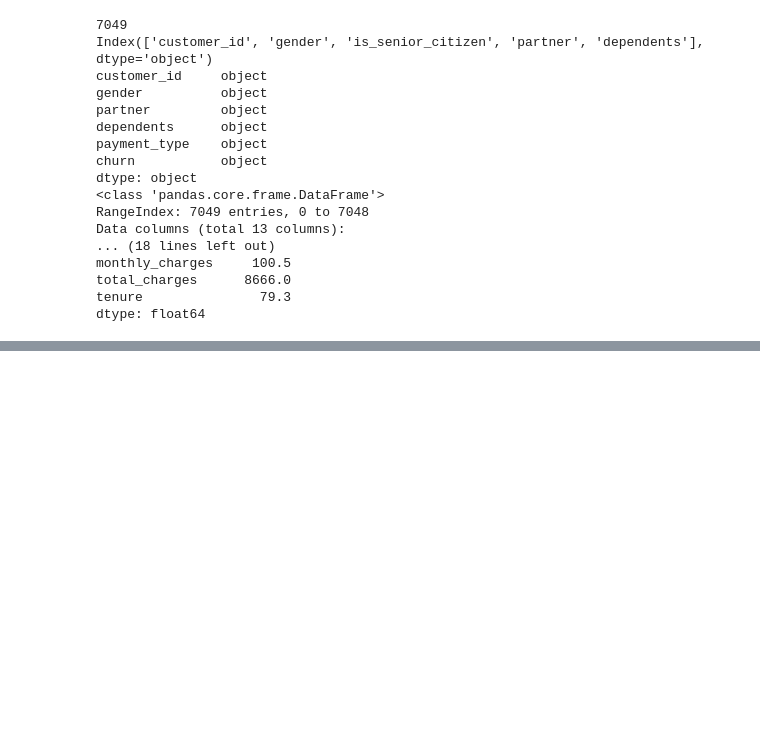
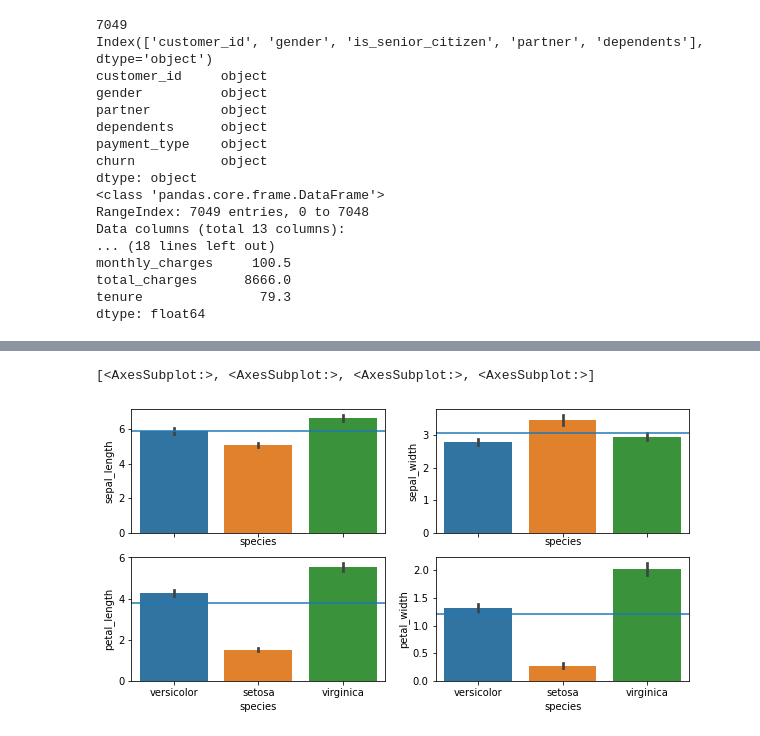
Before and after one commit to KyleTaylorGreen/classification-exercises, a Jupyter notebook: classification-exercises.ipynb, the cells around one changed output, grey strips where cells are left out. Saved outputs shown, nothing was run; the diff lists cells and outputs as text; code cells hidden in the pictures; blank space fills up the shorter version.

```diff
--- a/classification-exercises.ipynb
+++ b/classification-exercises.ipynb
@@ -143,0 +291,53 @@ dtype: object
+# %%
+"""Visualize each measurement type (y-axis) with the species variable
+(x-axis) using barplots, adding a horizontal line showing the overall
+mean of the metric (y-axis)."""
+
+def odd(num):
+    if num % 2 != 0:
+        return True
+    else:
+        return False
+
+def even(num):
+    return not odd(num)
+
+def find_subplot_dim(quant_col_lst):
+
+    # goal: make x
+    # checks if len is even (making 2 rows)
+    if even(len(quant_col_lst)):
+        length = len(quant_col_lst)
+    else:
+        length = len(quant_col_lst) + 1
+
+    divided_by_2 = int(length/ 2)
+    divided_by_other_factor = int(length / divided_by_2)
+    subplot_dim = [divided_by_2, divided_by_other_factor]
+
+    return subplot_dim
+
+def quant_vs_target(train_df, target_col, quant_col_lst, mean_line=False):
+
+    subplot_dim = find_subplot_dim(quant_col_lst)
+
+    plots = []
+    fig, axes = plt.subplots(subplot_dim[0], subplot_dim[1], sharex=True, figsize=(10,5))
+
+    for axe in axes:
+        for ax in axe:
+            plots.append(ax)
+    print(plots)
+
+    for n in range(len(quant_col_lst)):
+        sns.barplot(ax=plots[n], x=train_df[target_col], y =train_df[quant_col_lst[n]])
+
+        if mean_line:
+            avg = train_df[quant_col_lst[n]].mean()
+            plots[n].axhline(avg,  label=f'Avg {train_df[quant_col_lst[n]]}')
+
+
+quant_vs_target(train, 'species', quantitative_col, mean_line=True)
+# %% [output]
+[<AxesSubplot:>, <AxesSubplot:>, <AxesSubplot:>, <AxesSubplot:>]
+[figure, added]
```
Also changed, not shown: parts of 18 cells of this notebook, 2 other files.
